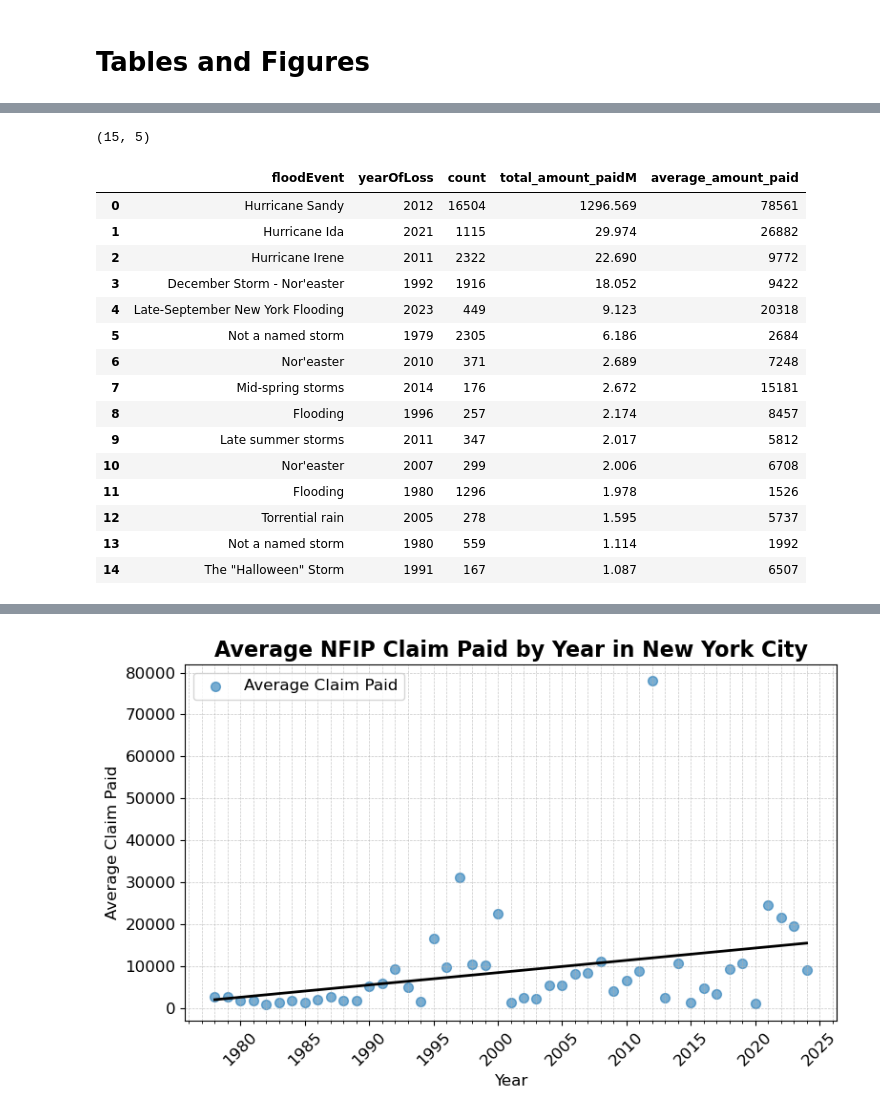
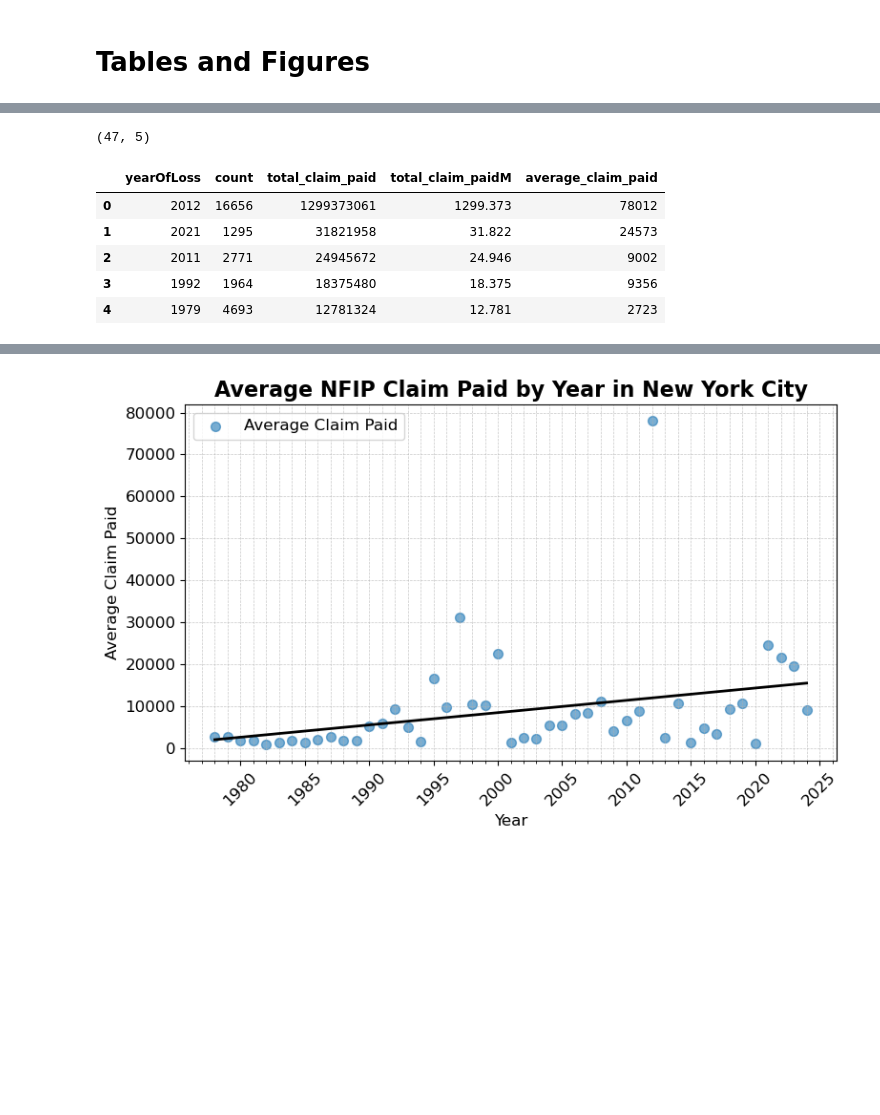
Before and after one commit to mebauer/nyc-odw25-nfip, a Jupyter notebook: figures.ipynb, the cells around one changed output, grey strips where cells are left out. Saved outputs shown, nothing was run; the diff lists cells and outputs as text; code cells hidden in the pictures; blank space fills up the shorter version.

```diff
--- a/figures.ipynb
+++ b/figures.ipynb
@@ -385,47 +408,41 @@ df
 # %%
 sql = """
     SELECT
-        floodEvent,
         yearOfLoss,
         COUNT(*) AS count,
-        ROUND((SUM(amountPaidOnBuildingClaim)
+        ROUND(
+            SUM(amountPaidOnBuildingClaim)
             + SUM(amountPaidOnContentsClaim)
-            + SUM(amountPaidOnIncreasedCostOfComplianceClaim)) / 1_000_000, 3) AS total_amount_paidM,
-        ROUND((SUM(amountPaidOnBuildingClaim)
+            + SUM(amountPaidOnIncreasedCostOfComplianceClaim
+        ), 0)::BIGINT AS total_claim_paid,
+        ROUND(
+            (SUM(amountPaidOnBuildingClaim)
             + SUM(amountPaidOnContentsClaim)
             + SUM(amountPaidOnIncreasedCostOfComplianceClaim)
-        ) / count, 0)::INT AS average_amount_paid
+        ) / 1_000_000, 3) AS total_claim_paidM,
+        ROUND(
+            (SUM(amountPaidOnBuildingClaim)
+            + SUM(amountPaidOnContentsClaim)
+            + SUM(amountPaidOnIncreasedCostOfComplianceClaim)
+        ) / count, 0)::INT AS average_claim_paid
     FROM
         claims
     WHERE
-        floodEvent NOT NULL
+        yearOfLoss != 2025
     GROUP BY
-        floodEvent, yearOfLoss
+        yearOfLoss
     ORDER BY
-        total_amount_paidM DESC
-    LIMIT
-        15
+        total_claim_paid DESC
 """
 
 df = con.sql(sql).to_df()
-
 print(df.shape)
-df
+df.head()
 # %% [output]
-(15, 5)
+(47, 5)
-|  | floodEvent | yearOfLoss | count | total_amount_paidM | average_amount_paid |
-| 0 | Hurricane Sandy | 2012 | 16504 | 1296.569 | 78561 |
-| 1 | Hurricane Ida | 2021 | 1115 | 29.974 | 26882 |
-| 2 | Hurricane Irene | 2011 | 2322 | 22.690 | 9772 |
-| 3 | December Storm - Nor'easter | 1992 | 1916 | 18.052 | 9422 |
-| 4 | Late-September New York Flooding | 2023 | 449 | 9.123 | 20318 |
-| 5 | Not a named storm | 1979 | 2305 | 6.186 | 2684 |
-| 6 | Nor'easter | 2010 | 371 | 2.689 | 7248 |
-| 7 | Mid-spring storms | 2014 | 176 | 2.672 | 15181 |
-| 8 | Flooding | 1996 | 257 | 2.174 | 8457 |
-| 9 | Late summer storms | 2011 | 347 | 2.017 | 5812 |
-| 10 | Nor'easter | 2007 | 299 | 2.006 | 6708 |
-| 11 | Flooding | 1980 | 1296 | 1.978 | 1526 |
-| 12 | Torrential rain | 2005 | 278 | 1.595 | 5737 |
-| 13 | Not a named storm | 1980 | 559 | 1.114 | 1992 |
-| 14 | The "Halloween" Storm | 1991 | 167 | 1.087 | 6507 |
+|  | yearOfLoss | count | total_claim_paid | total_claim_paidM | average_claim_paid |
+| 0 | 2012 | 16656 | 1299373061 | 1299.373 | 78012 |
+| 1 | 2021 | 1295 | 31821958 | 31.822 | 24573 |
+| 2 | 2011 | 2771 | 24945672 | 24.946 | 9002 |
+| 3 | 1992 | 1964 | 18375480 | 18.375 | 9356 |
+| 4 | 1979 | 4693 | 12781324 | 12.781 | 2723 |
```
Also changed, not shown: parts of 37 cells of this notebook.
